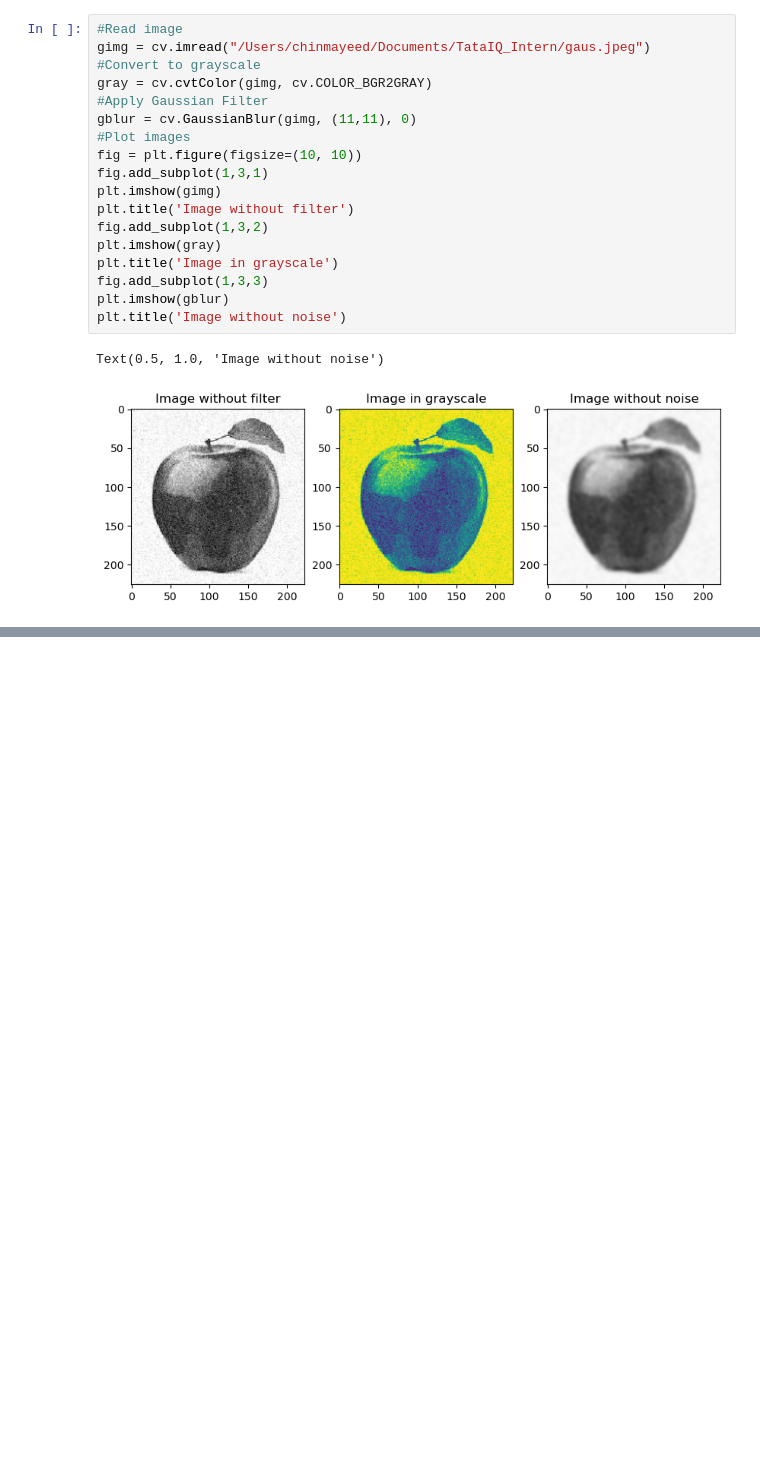
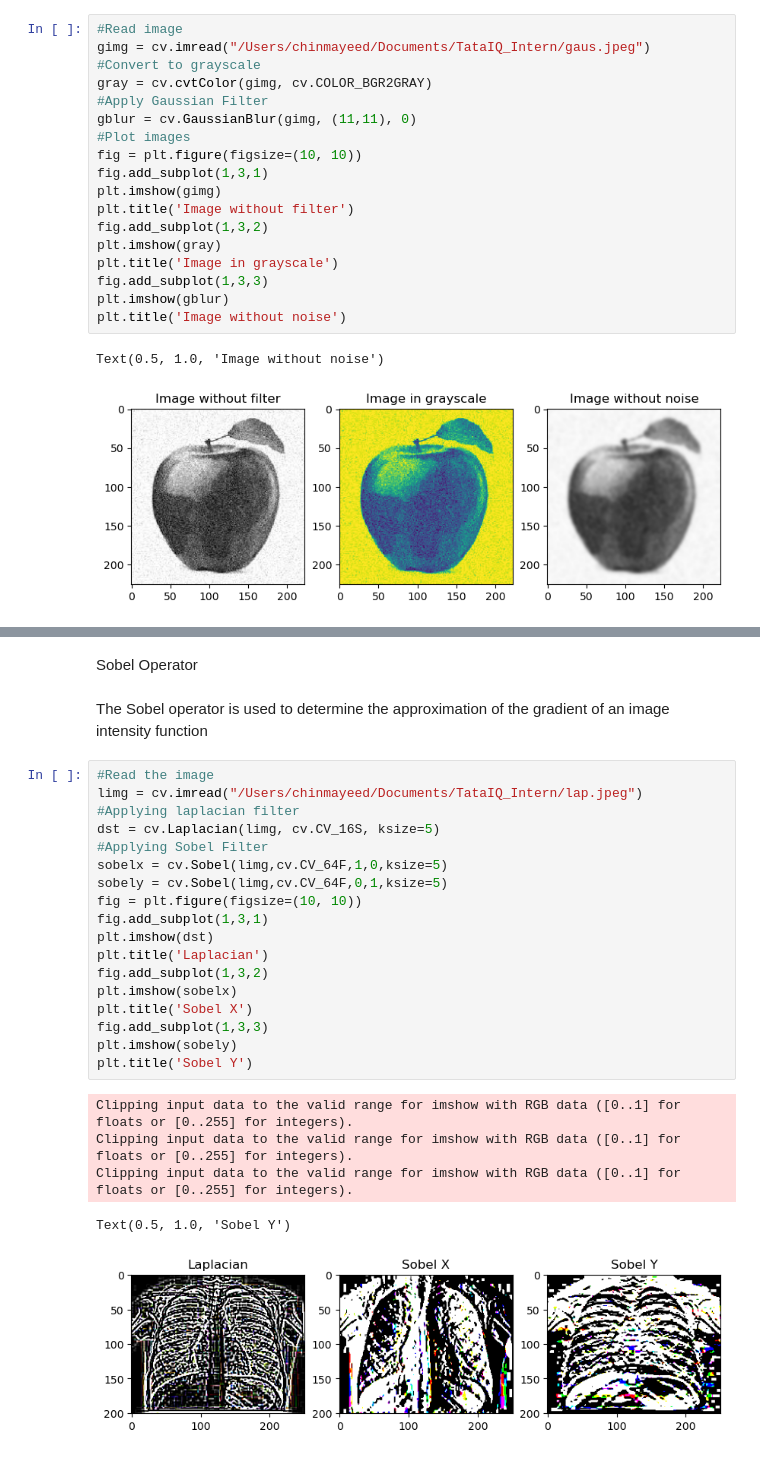
Before and after one commit to chinmayeeet/Image-Processing, a Jupyter notebook: imageFiltering.ipynb, the cells around one changed output, grey strips where cells are left out. Cells and saved outputs as stored; diff of their text form; blank space fills up the shorter version.

```diff
--- a/imageFiltering.ipynb
+++ b/imageFiltering.ipynb
@@ -51,0 +79,28 @@ Text(0.5, 1.0, 'Image without noise')
+# %% [markdown]
+Sobel Operator
+# %% [markdown]
+The Sobel operator is used to determine the approximation of the gradient of an image intensity function
+# %%
+#Read the image
+limg = cv.imread("/Users/chinmayeed/Documents/TataIQ_Intern/lap.jpeg")
+#Applying laplacian filter
+dst = cv.Laplacian(limg, cv.CV_16S, ksize=5)
+#Applying Sobel Filter
+sobelx = cv.Sobel(limg,cv.CV_64F,1,0,ksize=5)
+sobely = cv.Sobel(limg,cv.CV_64F,0,1,ksize=5)
+fig = plt.figure(figsize=(10, 10))
+fig.add_subplot(1,3,1)
+plt.imshow(dst)
+plt.title('Laplacian')
+fig.add_subplot(1,3,2)
+plt.imshow(sobelx)
+plt.title('Sobel X')
+fig.add_subplot(1,3,3)
+plt.imshow(sobely)
+plt.title('Sobel Y')
+# %% [output]
+Clipping input data to the valid range for imshow with RGB data ([0..1] for floats or [0..255] for integers).
+Clipping input data to the valid range for imshow with RGB data ([0..1] for floats or [0..255] for integers).
+Clipping input data to the valid range for imshow with RGB data ([0..1] for floats or [0..255] for integers).
+Text(0.5, 1.0, 'Sobel Y')
+[figure, added]
```
Also changed, not shown: parts of 7 cells of this notebook, 1 other file.
